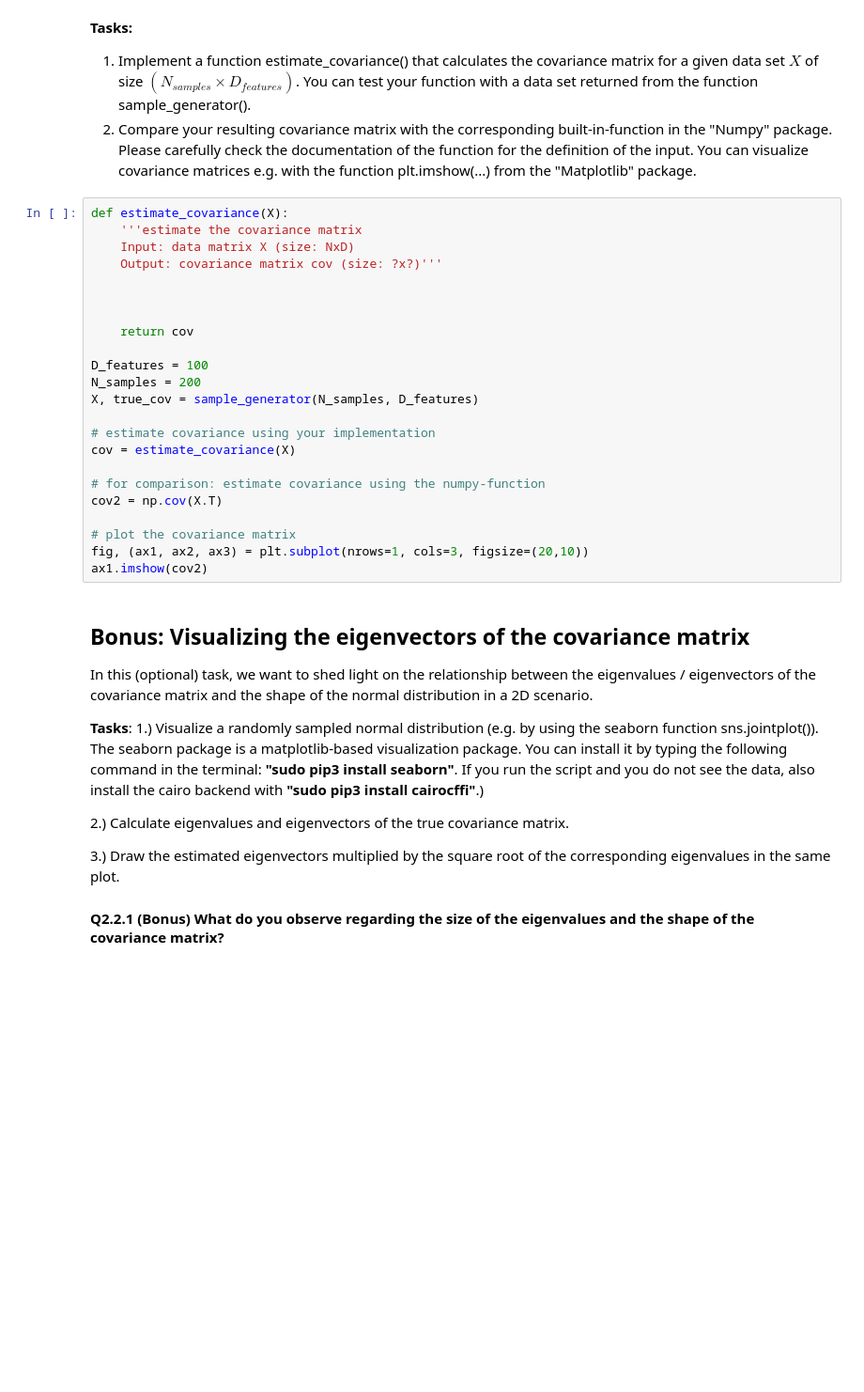
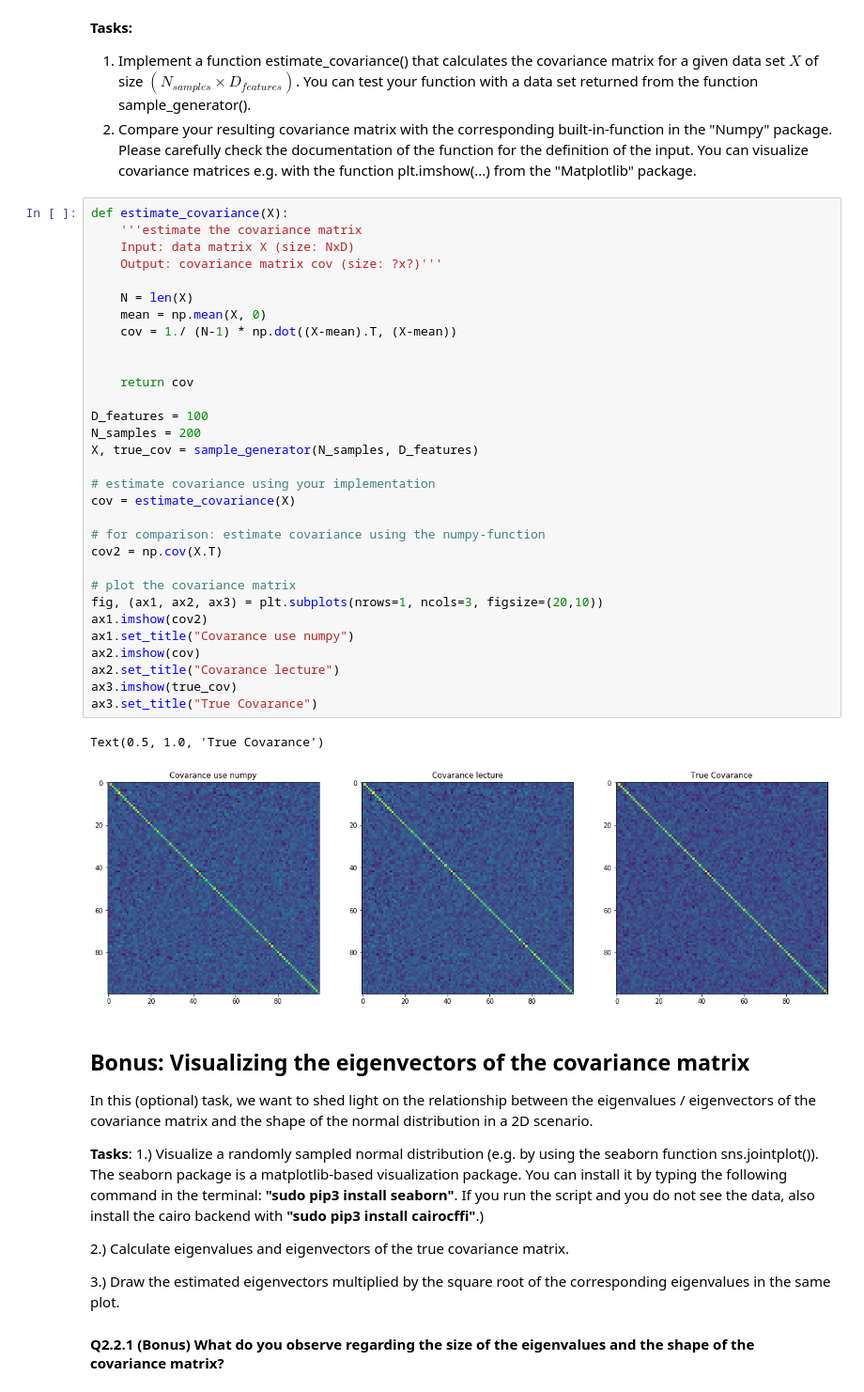
Before and after one commit to ChrisProgramming2018/machineLearning, a Jupyter notebook: 1.LDA/2.2 Covariance Estimation.ipynb, the cells around one changed output. Shown at 94% size. Drawn from its saved outputs; the diff is of its cells as text; blank space fills up the shorter version.

```diff
--- a/1.LDA/2.2 Covariance Estimation.ipynb
+++ b/1.LDA/2.2 Covariance Estimation.ipynb
@@ -94,26 +94,37 @@ __Tasks:__
 # %%
 def estimate_covariance(X):
     '''estimate the covariance matrix
     Input: data matrix X (size: NxD)
     Output: covariance matrix cov (size: ?x?)'''
 
+    N = len(X)
+    mean = np.mean(X, 0)
+    cov = 1./ (N-1) * np.dot((X-mean).T, (X-mean))
 
 
     return cov
 
 D_features = 100
 N_samples = 200
 X, true_cov = sample_generator(N_samples, D_features)
 
 # estimate covariance using your implementation
 cov = estimate_covariance(X)
 
 # for comparison: estimate covariance using the numpy-function
 cov2 = np.cov(X.T)
 
 # plot the covariance matrix
-fig, (ax1, ax2, ax3) = plt.subplot(nrows=1, cols=3, figsize=(20,10))
+fig, (ax1, ax2, ax3) = plt.subplots(nrows=1, ncols=3, figsize=(20,10))
 ax1.imshow(cov2)
+ax1.set_title("Covarance use numpy")
+ax2.imshow(cov)
+ax2.set_title("Covarance lecture")
+ax3.imshow(true_cov)
+ax3.set_title("True Covarance")
+# %% [output]
+Text(0.5, 1.0, 'True Covarance')
+[figure, added]
 # %% [markdown]
 ## Bonus: Visualizing the eigenvectors of the covariance matrix
 
```
Also changed, not shown: parts of 8 cells of this notebook.
